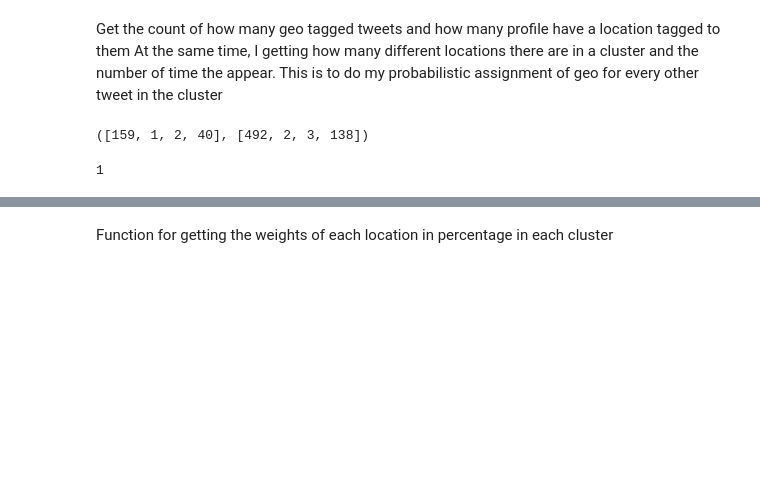
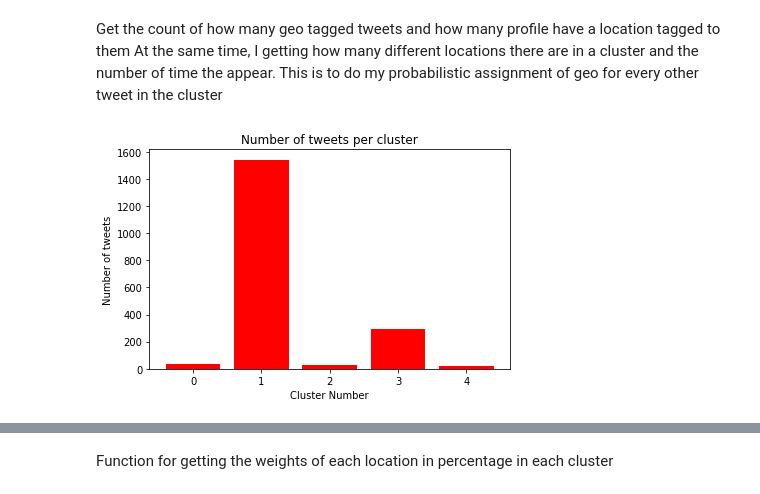
Before and after one commit to ultratin/WS, a Jupyter notebook: kmeans.ipynb, the cells around one changed output, grey strips where cells are left out. Drawn from its saved outputs; the diff is of its cells as text; code cells hidden in the pictures; blank space fills up the shorter version.

```diff
--- a/kmeans.ipynb
+++ b/kmeans.ipynb
@@ -103,6 +101,7 @@ This is to do my probabilistic assignment of geo for every other tweet in the cl
 list_size = len(collections.Counter(labels))
 geo_tagged = [0] * list_size
 profile_location = [0] * list_size
+tweet_per_cluster = [0] * list_size
 cluster = [dict() for x in range(list_size)]
 for i in range(len(corpus)):
     index = labels[i]
@@ -115,10 +114,14 @@ for i in range(len(corpus)):
             cluster[index][key] = 1
     if distinct_list[i]['user']['location'] is not None:
         profile_location[index] +=1
-geo_tagged, profile_location
+    tweet_per_cluster[index] += 1
-# %% [output]
-([159, 1, 2, 40], [492, 2, 3, 138])
-# %%
-geo_tagged[1]
-# %% [output]
-1
+# %%
+cluster_size = list(range(list_size))
+plt.bar(cluster_size, tweet_per_cluster, color='r')
+plt.title("Number of tweets per cluster")
+plt.xlabel("Cluster Number")
+plt.ylabel("Number of tweets")
+plt.tight_layout()
+plt.show()
+# %% [output]
+[figure, added]
```
Also changed, not shown: parts of 9 cells of this notebook, 3 other files.
